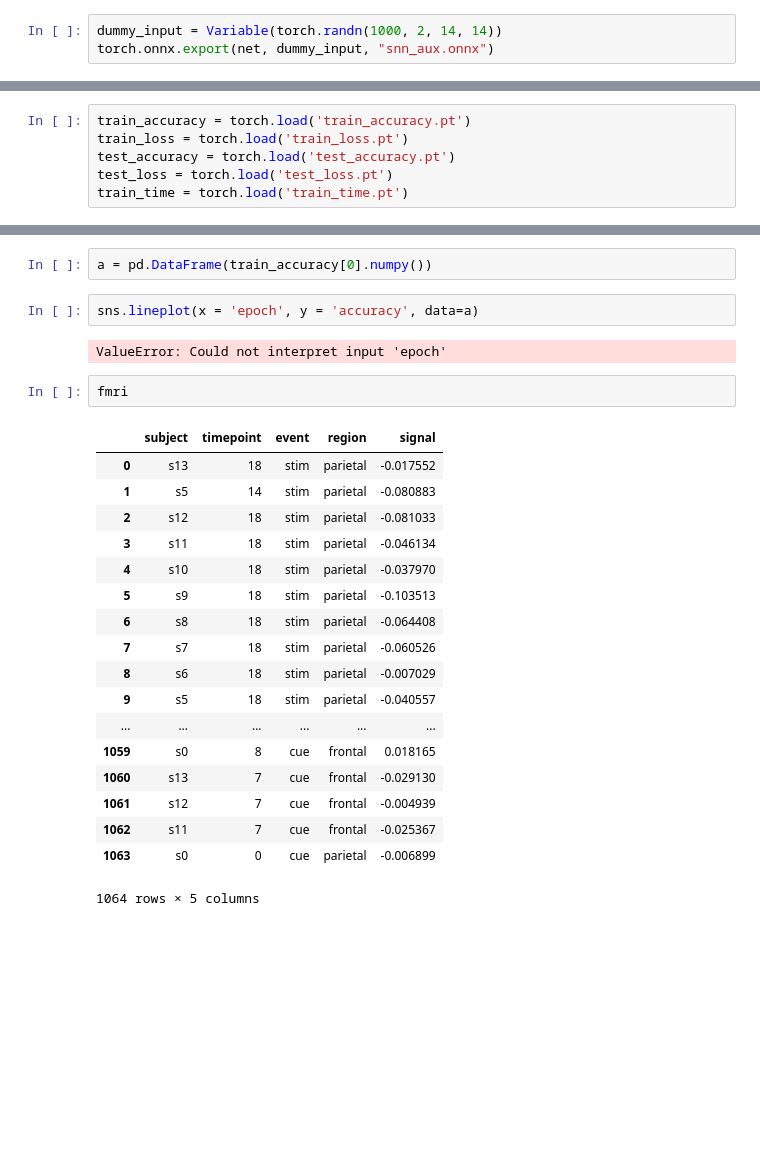
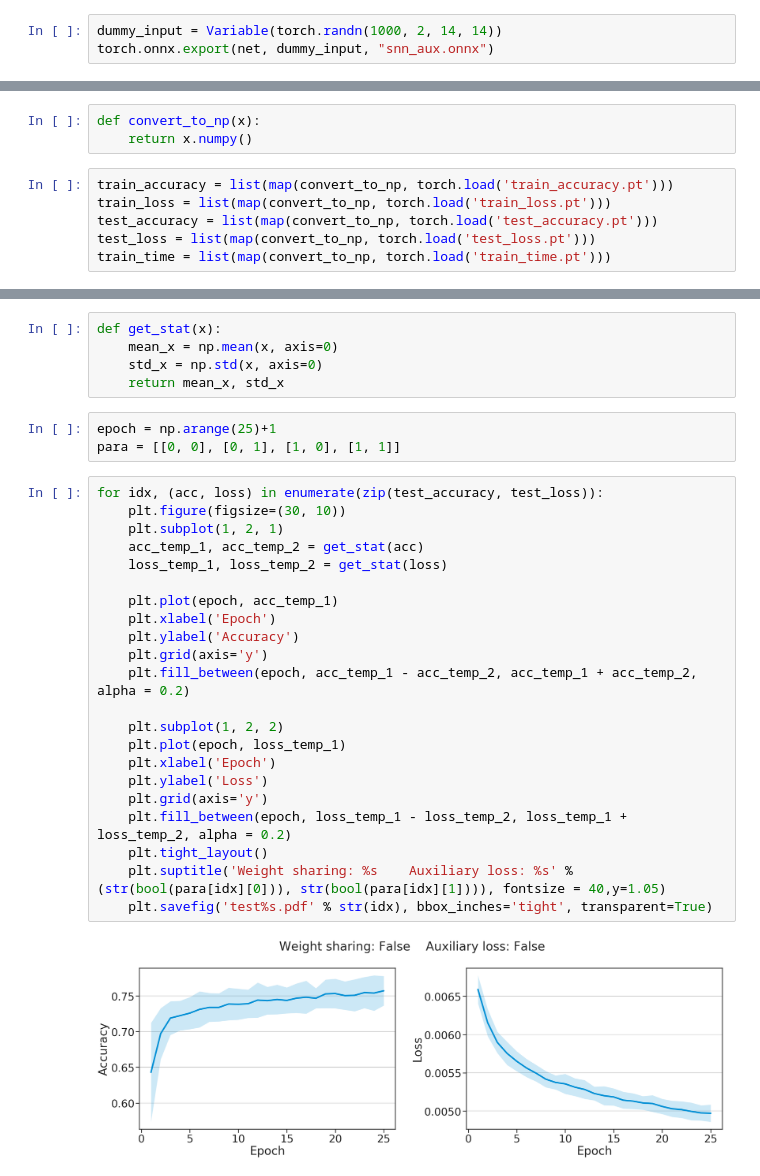
Before and after one commit to ownzonefeng/deep_learning_project, a Jupyter notebook: Proj1/Vis.ipynb, the cells around one changed output, grey strips where cells are left out. Drawn from its saved outputs; the diff is of its cells as text; blank space fills up the shorter version.

```diff
--- a/Proj1/Vis.ipynb
+++ b/Proj1/Vis.ipynb
@@ -26,6 +32,9 @@ Vis.ipynb                 test_loss.pt
+# %%
+def convert_to_np(x):
+    return x.numpy()
 # %%
-train_accuracy = torch.load('train_accuracy.pt')
-train_loss = torch.load('train_loss.pt')
-test_accuracy = torch.load('test_accuracy.pt')
-test_loss = torch.load('test_loss.pt')
-train_time = torch.load('train_time.pt')
+train_accuracy = list(map(convert_to_np, torch.load('train_accuracy.pt')))
+train_loss = list(map(convert_to_np, torch.load('train_loss.pt')))
+test_accuracy = list(map(convert_to_np, torch.load('test_accuracy.pt')))
+test_loss = list(map(convert_to_np, torch.load('test_loss.pt')))
+train_time = list(map(convert_to_np, torch.load('train_time.pt')))
@@ -50,27 +41,32 @@ fmri = sns.load_dataset("fmri")
-# %%
-a = pd.DataFrame(train_accuracy[0].numpy())
-# %%
-sns.lineplot(x = 'epoch', y = 'accuracy', data=a)
-# %% [output]
-ValueError: Could not interpret input 'epoch'
-# %%
-fmri
-# %% [output]
-|  | subject | timepoint | event | region | signal |
-| 0 | s13 | 18 | stim | parietal | -0.017552 |
-| 1 | s5 | 14 | stim | parietal | -0.080883 |
-| 2 | s12 | 18 | stim | parietal | -0.081033 |
-| 3 | s11 | 18 | stim | parietal | -0.046134 |
-| 4 | s10 | 18 | stim | parietal | -0.037970 |
-| 5 | s9 | 18 | stim | parietal | -0.103513 |
-| 6 | s8 | 18 | stim | parietal | -0.064408 |
-| 7 | s7 | 18 | stim | parietal | -0.060526 |
-| 8 | s6 | 18 | stim | parietal | -0.007029 |
-| 9 | s5 | 18 | stim | parietal | -0.040557 |
-| ... | ... | ... | ... | ... | ... |
-| 1059 | s0 | 8 | cue | frontal | 0.018165 |
-| 1060 | s13 | 7 | cue | frontal | -0.029130 |
-| 1061 | s12 | 7 | cue | frontal | -0.004939 |
-| 1062 | s11 | 7 | cue | frontal | -0.025367 |
-| 1063 | s0 | 0 | cue | parietal | -0.006899 |
-1064 rows × 5 columns
+# %%
+def get_stat(x):
+    mean_x = np.mean(x, axis=0)
+    std_x = np.std(x, axis=0)
+    return mean_x, std_x
+# %%
+epoch = np.arange(25)+1
+para = [[0, 0], [0, 1], [1, 0], [1, 1]]
+# %%
+for idx, (acc, loss) in enumerate(zip(test_accuracy, test_loss)):
+    plt.figure(figsize=(30, 10))
+    plt.subplot(1, 2, 1)
+    acc_temp_1, acc_temp_2 = get_stat(acc)
+    loss_temp_1, loss_temp_2 = get_stat(loss)
+
+    plt.plot(epoch, acc_temp_1)
+    plt.xlabel('Epoch')
+    plt.ylabel('Accuracy')
+    plt.grid(axis='y')
+    plt.fill_between(epoch, acc_temp_1 - acc_temp_2, acc_temp_1 + acc_temp_2, alpha = 0.2)
+
+    plt.subplot(1, 2, 2)
+    plt.plot(epoch, loss_temp_1)
+    plt.xlabel('Epoch')
+    plt.ylabel('Loss')
+    plt.grid(axis='y')
+    plt.fill_between(epoch, loss_temp_1 - loss_temp_2, loss_temp_1 + loss_temp_2, alpha = 0.2)
+    plt.tight_layout()
+    plt.suptitle('Weight sharing: %s    Auxiliary loss: %s' % (str(bool(para[idx][0])), str(bool(para[idx][1]))), fontsize = 40,y=1.05)
+    plt.savefig('test%s.pdf' % str(idx), bbox_inches='tight', transparent=True)
+# %% [output]
+[figure, added]
```
Also changed, not shown: parts of 10 cells of this notebook, 2 other files.
